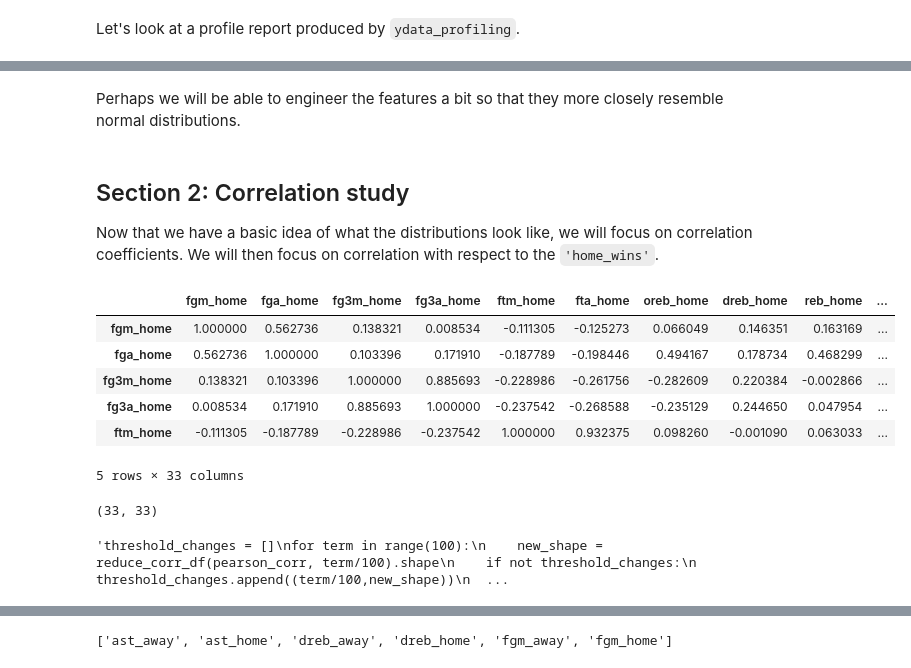
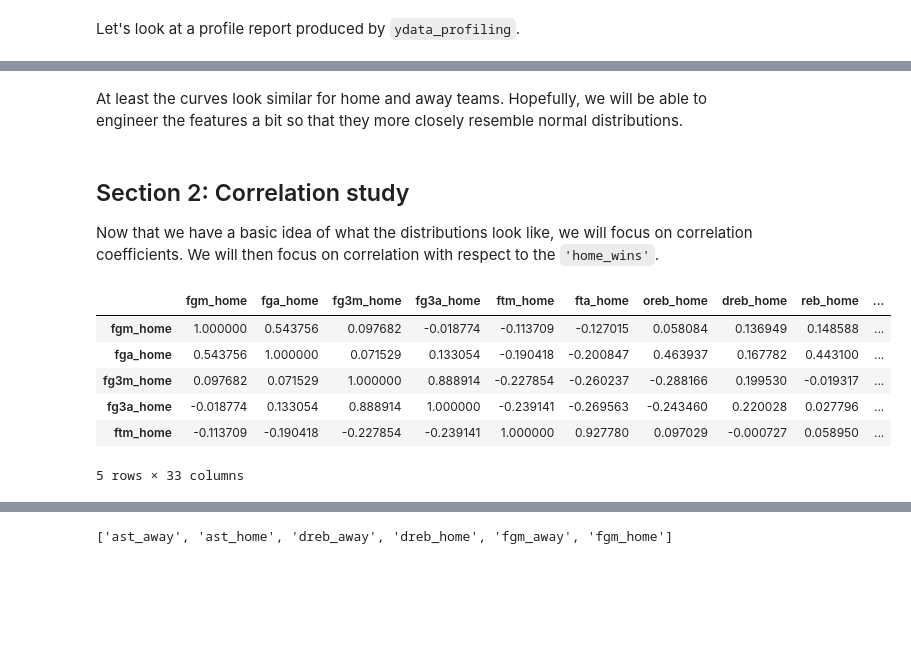
Before and after one commit to smtilson/pp5-ml-dashboard, a Jupyter notebook: jupyter_notebooks/03_Basic_Data_Analytics.ipynb, the cells around one changed output, grey strips where cells are left out. Saved outputs shown, nothing was run; the diff lists cells and outputs as text; code cells hidden in the pictures; blank space fills up the shorter version.

```diff
--- a/jupyter_notebooks/03_Basic_Data_Analytics.ipynb
+++ b/jupyter_notebooks/03_Basic_Data_Analytics.ipynb
@@ -132,65 +136,17 @@ Blocks
 # %% [markdown]
-Perhaps we will be able to engineer the features a bit so that they more closely resemble normal distributions.
+At least the curves look similar for home and away teams. Hopefully, we will be able to engineer the features a bit so that they more closely resemble normal distributions.
 # %% [markdown]
 ## Section 2: Correlation study
 Now that we have a basic idea of what the distributions look like, we will focus on correlation coefficients. We will then focus on correlation with respect to the `'home_wins'`.
 # %%
 pearson_corr = game_eda.corr(method='pearson')
 spearman_corr = game_eda.corr(method='spearman')
-pearson_corr.head()
+spearman_corr.head()
 # %% [output]
 |  | fgm_home | fga_home | fg3m_home | fg3a_home | ftm_home | fta_home | oreb_home | dreb_home | reb_home | ... |
-| fgm_home | 1.000000 | 0.562736 | 0.138321 | 0.008534 | -0.111305 | -0.125273 | 0.066049 | 0.146351 | 0.163169 | ... |
-| fga_home | 0.562736 | 1.000000 | 0.103396 | 0.171910 | -0.187789 | -0.198446 | 0.494167 | 0.178734 | 0.468299 | ... |
-| fg3m_home | 0.138321 | 0.103396 | 1.000000 | 0.885693 | -0.228986 | -0.261756 | -0.282609 | 0.220384 | -0.002866 | ... |
-| fg3a_home | 0.008534 | 0.171910 | 0.885693 | 1.000000 | -0.237542 | -0.268588 | -0.235129 | 0.244650 | 0.047954 | ... |
-| ftm_home | -0.111305 | -0.187789 | -0.228986 | -0.237542 | 1.000000 | 0.932375 | 0.098260 | -0.001090 | 0.063033 | ... |
+| fgm_home | 1.000000 | 0.543756 | 0.097682 | -0.018774 | -0.113709 | -0.127015 | 0.058084 | 0.136949 | 0.148588 | ... |
+| fga_home | 0.543756 | 1.000000 | 0.071529 | 0.133054 | -0.190418 | -0.200847 | 0.463937 | 0.167782 | 0.443100 | ... |
+| fg3m_home | 0.097682 | 0.071529 | 1.000000 | 0.888914 | -0.227854 | -0.260237 | -0.288166 | 0.199530 | -0.019317 | ... |
+| fg3a_home | -0.018774 | 0.133054 | 0.888914 | 1.000000 | -0.239141 | -0.269563 | -0.243460 | 0.220028 | 0.027796 | ... |
+| ftm_home | -0.113709 | -0.190418 | -0.227854 | -0.239141 | 1.000000 | 0.927780 | 0.097029 | -0.000727 | 0.058950 | ... |
 5 rows × 33 columns
-# %%
-def reduce_corr_df(df_corr, threshold):
-    for col in df_corr.columns:
-        try:
-            maxi = df_corr[col].nlargest(2)[1]
-        except Exception as e:
-            print(df_corr[col].nlargest(2))
-            raise e
-        mini = df_corr[col].min()
-        #print(col,mini,maxi,threshold)
-        if max(abs(maxi), abs(mini)) < threshold:
-            #print('removing', col)
-            df_corr.drop(col, axis=1, inplace=True)
-    for row in df_corr.index:
-        try:
-            maxi = df_corr.loc[row].nlargest(2)[1]
-        except Exception as e:
-            print(df_corr.loc[row].nlargest(2))
-            raise e
-        mini = df_corr.loc[row].min()
-        #print(row,mini,maxi,threshold)
-        if max(abs(maxi), abs(mini)) < threshold:
-            #print('removing', row)
-            df_corr.drop(row, axis=0, inplace=True)
-    return df_corr
-
-print(pearson_corr.shape)
-threshold_changes = []
-for term in range(100):
-    new_shape = reduce_corr_df(pearson_corr, term/100).shape
-    if not threshold_changes:
-        threshold_changes.append((term/100,new_shape))
-    elif new_shape != threshold_changes[-1][1]:
-        threshold_changes.append((term/100,new_shape))
-print(threshold_changes)
-'''
-# This mask is gotten from the lessons on EDA
-mask = np.zeros_like(pearson_corr, dtype=np.bool)
-mask[np.triu_indices_from(mask)] = True
-mask[abs(pearson_corr) < 0.4] = True
-
-sns.heatmap(data=pearson_corr, annot=True, mask=mask, cmap='viridis', annot_kws={"size": 8}, linewidths=0.5)
-plt.ylim(pearson_corr.shape[1], 0)
-plt.show()
-'''
-# %% [output]
-(33, 33)
-'threshold_changes = []\nfor term in range(100):\n    new_shape = reduce_corr_df(pearson_corr, term/100).shape\n    if not threshold_changes:\n        threshold_changes.append((term/100,new_shape))\n  ...
```
Also changed, not shown: parts of 33 cells of this notebook, 3 other files.
